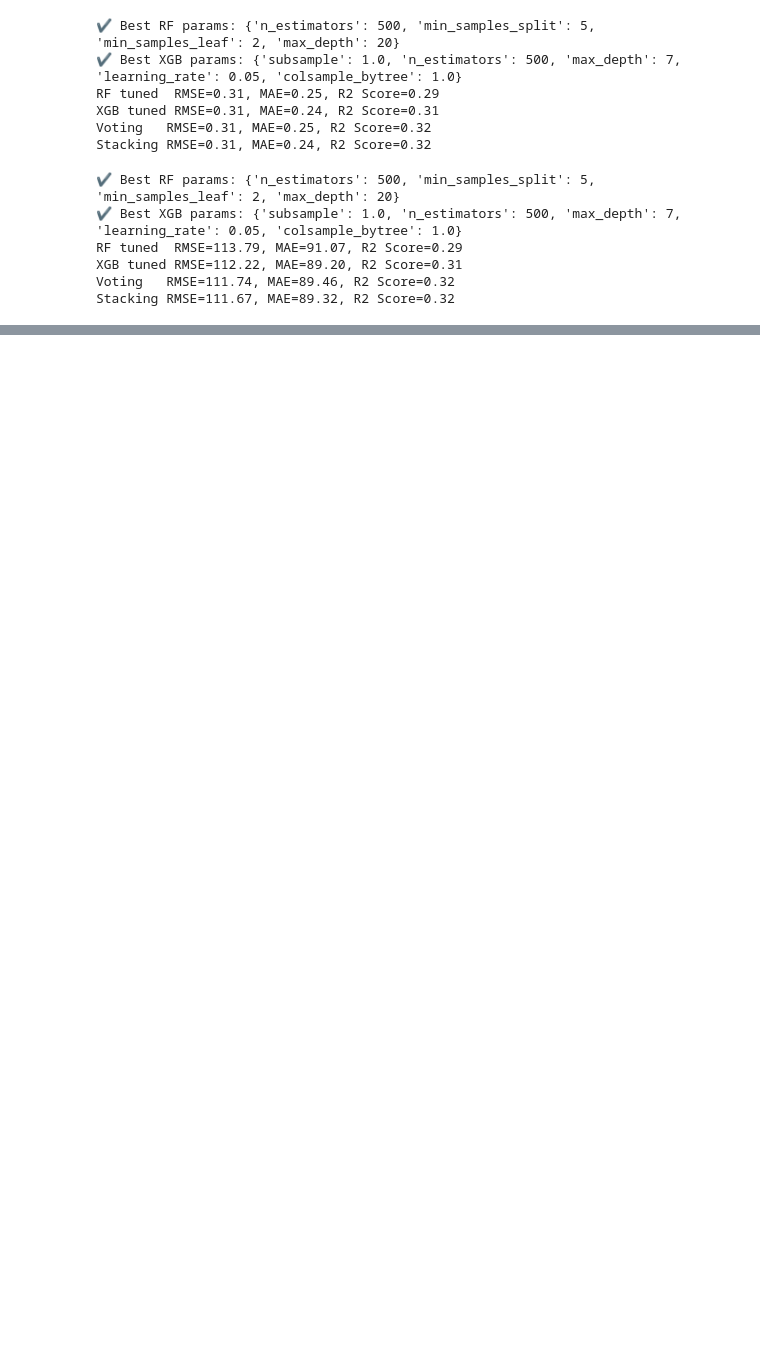
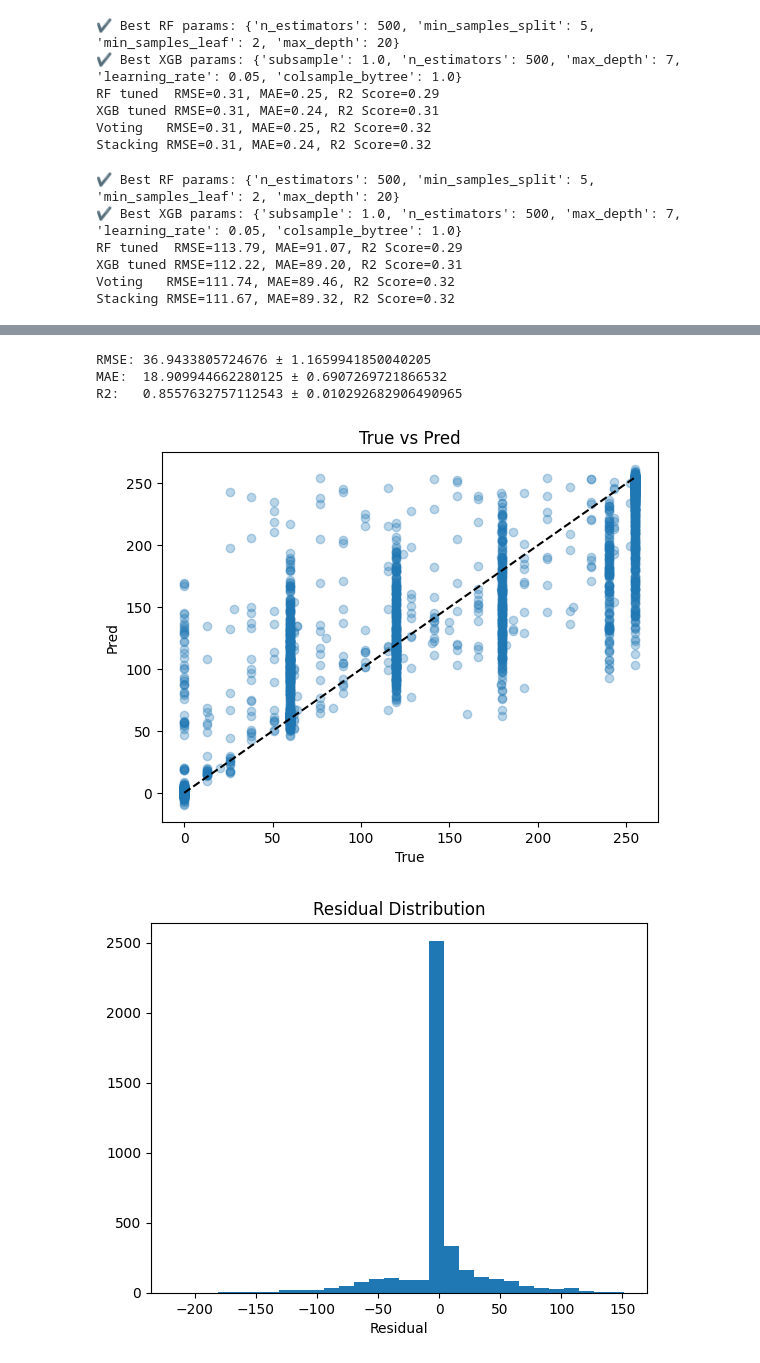
Before and after one commit to jiwon512/advanced_project, a Jupyter notebook: jiwon_project/2.eda/restart.ipynb, the cells around one changed output, grey strips where cells are left out. Cells and saved outputs as stored; diff of their text form; code cells hidden in the pictures; blank space fills up the shorter version.

```diff
--- a/jiwon_project/2.eda/restart.ipynb
+++ b/jiwon_project/2.eda/restart.ipynb
@@ -739,0 +749,11 @@ Stacking RMSE=111.67, MAE=89.32, R2 Score=0.32
+# %%
+csv_path = '/Users/Jiwon/Documents/GitHub/advanced_project/jiwon_project/1.preprocessing/entire_remove_outlier.csv'    # 여기에 absolute path
+# CSV 읽기
+df = pd.read_csv(
+    csv_path,
+    header=0,        # 첫 줄을 컬럼명으로 사용  # 인덱스 컬럼으로 id 지정
+    encoding='utf-8-sig'
+)
+df.index.name = 'id'
+# 데이터 확인
+df
@@ -739,0 +890,53 @@ Stacking RMSE=111.67, MAE=89.32, R2 Score=0.32
+# %%
+from sklearn.model_selection import cross_validate, KFold
+import numpy as np
+
+# 1) 평가 지표와 폴드 설정
+scoring = {
+    'rmse': 'neg_root_mean_squared_error',
+    'mae':  'neg_mean_absolute_error',
+    'r2':   'r2'
+}
+kf = KFold(n_splits=5, shuffle=True, random_state=42)
+
+# 2) 교차검증 수행 (stack 가 이미 최종 모델이라면 stack, 아니면 best_rf / best_xgb 등)
+cv_results = cross_validate(
+    stack, X, y,
+    cv=kf, scoring=scoring,
+    return_train_score=False,
+    n_jobs=-1
+)
+
+# 3) 결과 집계
+print("RMSE:",  -np.mean(cv_results['test_rmse']),  "±", np.std(cv_results['test_rmse']))
+print("MAE: ",  -np.mean(cv_results['test_mae']),   "±", np.std(cv_results['test_mae']))
+print("R2:  ",   np.mean(cv_results['test_r2']),    "±", np.std(cv_results['test_r2']))
+# %% [output]
+RMSE: 36.9433805724676 ± 1.1659941850040205
+MAE:  18.909944662280125 ± 0.6907269721866532
+R2:   0.8557632757112543 ± 0.010292682906490965
+# %%
+import matplotlib.pyplot as plt
+
+# 1) 테스트셋 예측
+y_pred = stack.predict(X_test)
+
+# 2) scatter: 실제 vs 예측
+plt.figure()
+plt.scatter(y_test, y_pred, alpha=0.3)
+plt.plot([y.min(), y.max()], [y.min(), y.max()], 'k--')  # 완벽 예측 대각선
+plt.xlabel("True")
+plt.ylabel("Pred")
+plt.title("True vs Pred")
+plt.show()
+
+# 3) 잔차 히스토그램
+residuals = y_test - y_pred
+plt.figure()
+plt.hist(residuals, bins=30)
+plt.xlabel("Residual")
+plt.title("Residual Distribution")
+plt.show()
+# %% [output]
+[figure, added]
+[figure, added]
```
Also changed, not shown: parts of 10 cells of this notebook, 8 other files.
